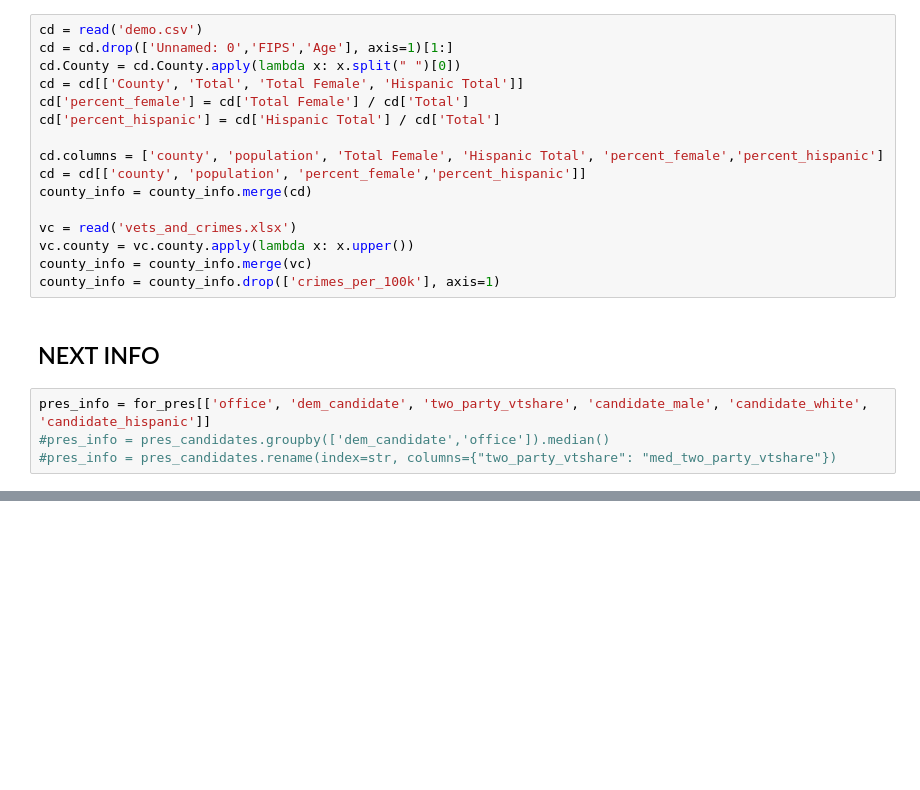
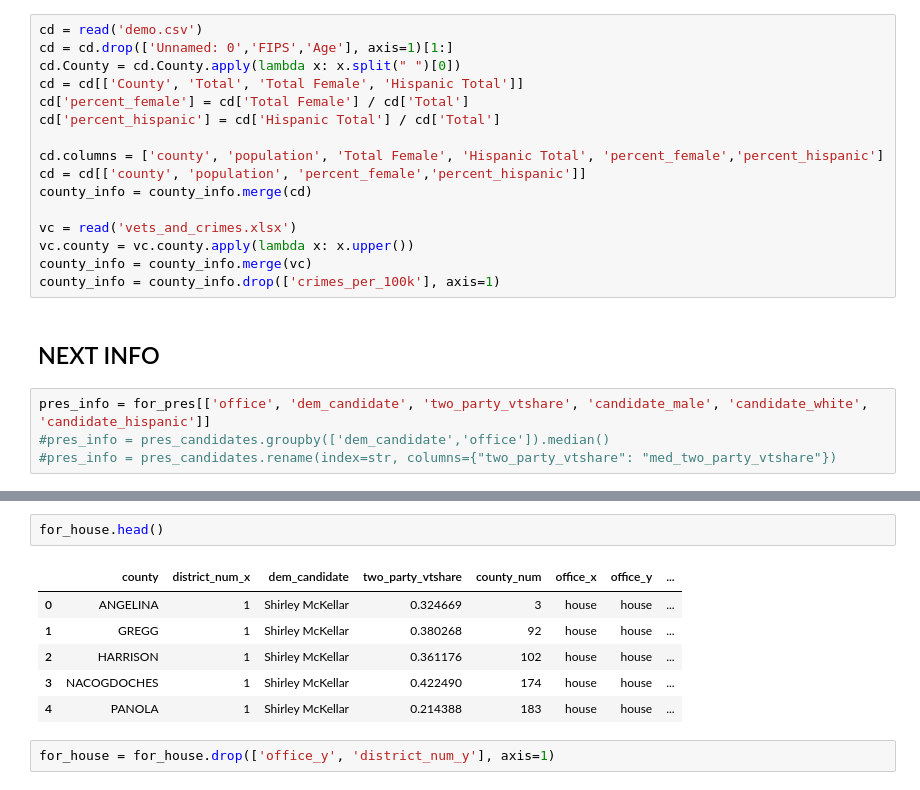
Before and after one commit to sghoseWI/Election-Analytics, a Jupyter notebook: model2.ipynb, the cells around one changed output, grey strips where cells are left out. Drawn from its saved outputs; the diff is of its cells as text; blank space fills up the shorter version.

```diff
--- a/model2.ipynb
+++ b/model2.ipynb
@@ -73,0 +103,11 @@ house_info.shape
+# %%
+for_house.head()
+# %% [output]
+|  | county | district_num_x | dem_candidate | two_party_vtshare | county_num | office_x | office_y | ... |
+| 0 | ANGELINA | 1 | Shirley McKellar | 0.324669 | 3 | house | house | ... |
+| 1 | GREGG | 1 | Shirley McKellar | 0.380268 | 92 | house | house | ... |
+| 2 | HARRISON | 1 | Shirley McKellar | 0.361176 | 102 | house | house | ... |
+| 3 | NACOGDOCHES | 1 | Shirley McKellar | 0.422490 | 174 | house | house | ... |
+| 4 | PANOLA | 1 | Shirley McKellar | 0.214388 | 183 | house | house | ... |
+# %%
+for_house = for_house.drop(['office_y', 'district_num_y'], axis=1)
```
Also changed, not shown: parts of 18 cells of this notebook.
